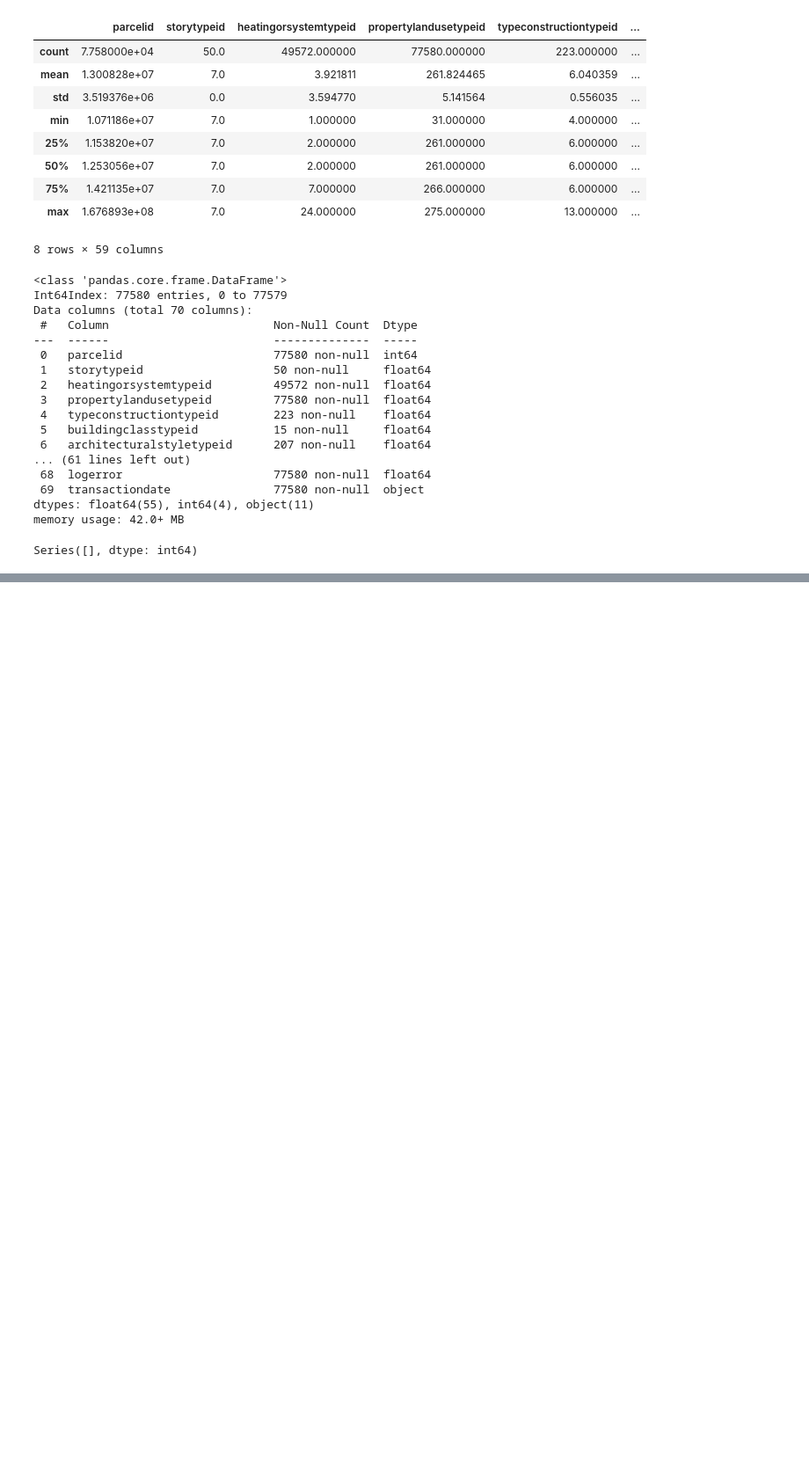
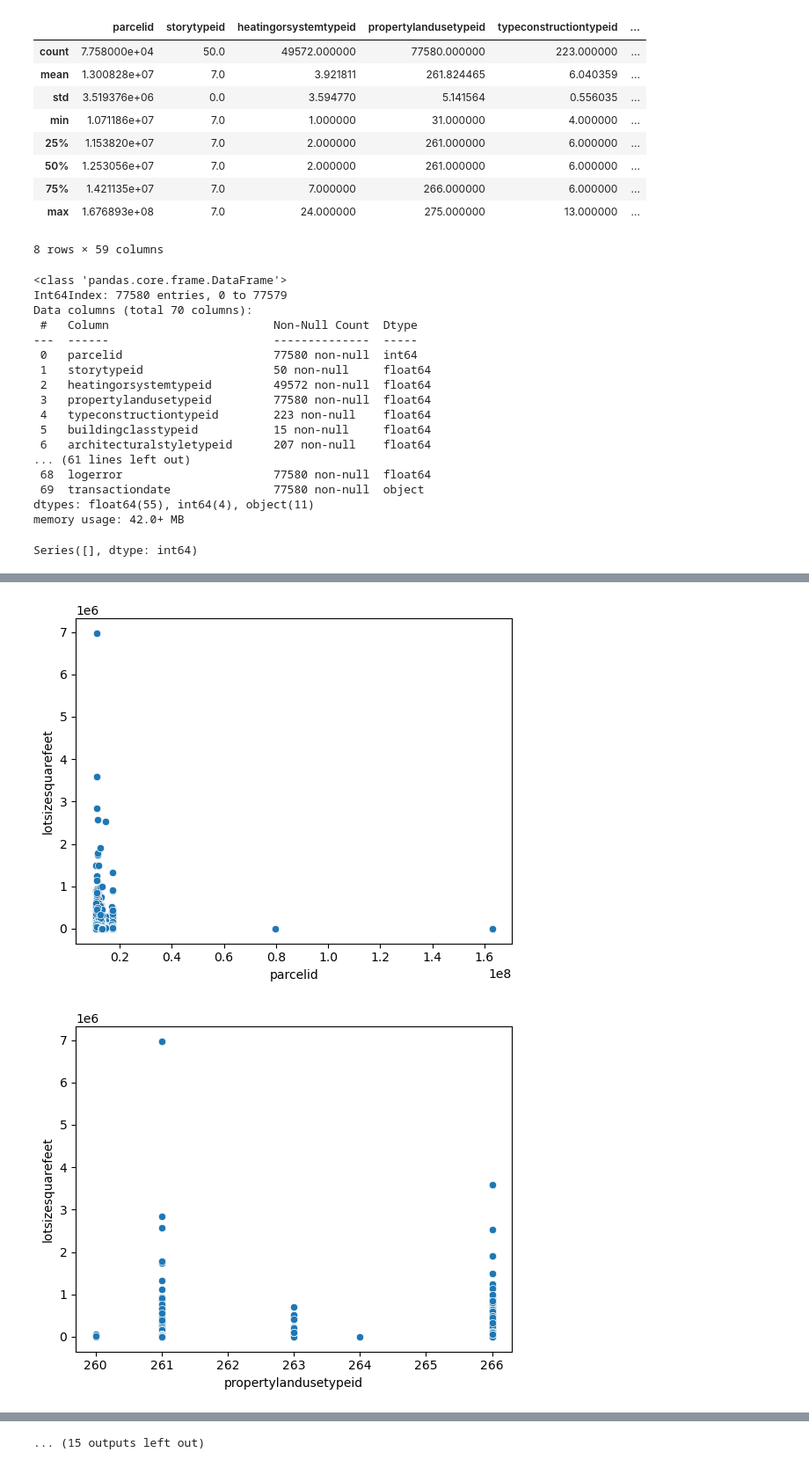
Before and after one commit to Alfred-W-S-Pirovits-Jr/clustering-exercises, a Jupyter notebook: new_notebook.ipynb, the cells around one changed output, grey strips where cells are left out. Shown at 88% size. Saved outputs shown, nothing was run; the diff lists cells and outputs as text; code cells hidden in the pictures; blank space fills up the shorter version.

```diff
--- a/new_notebook.ipynb
+++ b/new_notebook.ipynb
@@ -139,0 +429,2 @@ zillow_drop
+# %%
+z2 = data_prep(zillow, cols_to_remove=['parcelid.1', 'id.1', 'heatingorsystemtypeid', 'buildingqualitytypeid', 'propertycountylandusecode', 'propertyzoningdesc', 'propertylandusedesc', 'unitcnt', 'heatingorsystemdesc'], prop_required_column=.5, prop_required_row=.5)
@@ -139,0 +492,7 @@ zillow_drop
+# %%
+for col in z2.columns:
+    sns.scatterplot(data=z2, x=col, y='lotsizesquarefeet')
+    plt.pyplot.show()  #no obvious correlations i will drop as this probably has too high an effect on any target of interest
+# %% [output]
+[figure, added]
+[figure, added]
@@ -139,0 +509 @@ zillow_drop
+... (15 outputs left out)
```
Also changed, not shown: parts of 44 cells of this notebook.
